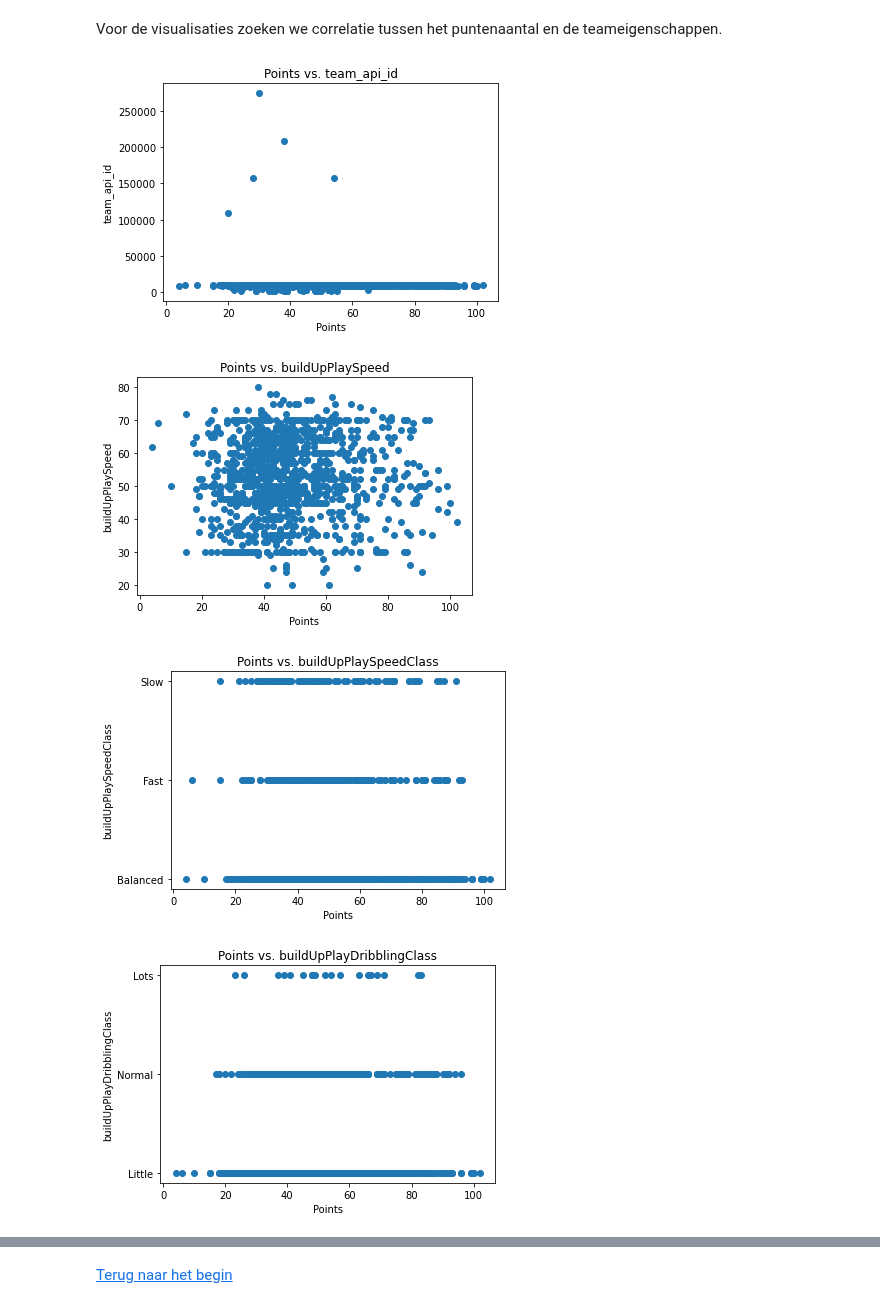
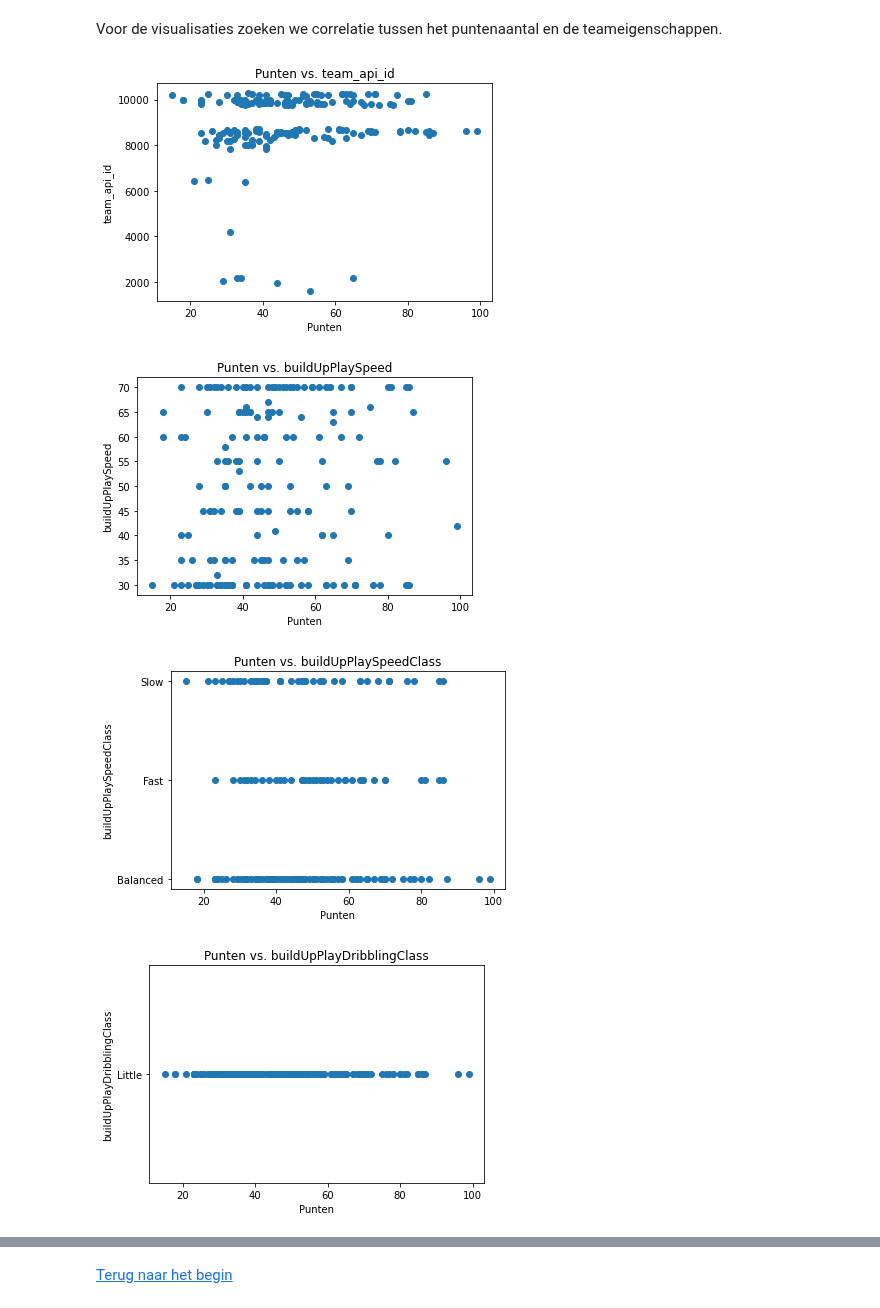
Before and after one commit to BJHeemskerk/DataLab2_2023, a Jupyter notebook: DataLab2_Groep_3B.ipynb, the cells around one changed output, grey strips where cells are left out. Saved outputs shown, nothing was run; the diff lists cells and outputs as text; code cells hidden in the pictures.

Commit message:
Functies bijgemaakt, docstrings en heatmap

```diff
--- a/DataLab2_Groep_3B.ipynb
+++ b/DataLab2_Groep_3B.ipynb
@@ -654,7 +723,6 @@ punten_per_seizoen(13274)
 # %% [markdown]
 Voordat er begonnen word met het onderzoek word er, met behulp van een eigen functie, een kolom aangemaakt om twee dataframes te kunnen mergen.
 # %%
-#maak season kolom aan zodat daar op ge merged kan worden
 def kolom_seizoen(df, col):
     """
     Geeft een lijst van seizoenen terug op basis van de maanden in een kolom van een pandas DataFrame.
@@ -673,14 +741,17 @@ def kolom_seizoen(df, col):
         Een lijst van seizoenen in de vorm 'jaar/jaar', waarbij het jaar eindigt in juli.
     """
 
+    #Aanmaken van een lege lijst om te gaan vullen
     season_list = []
-    for i in df[col]:
-        maand = i[5:7]
+
+    #For-loop om de maanden om te zetten in seizoenen.
+    for datum in df[col]:
+        maand = datum[5:7]
         maand = int(maand)
         if maand > 7:
-            season_list.append(i[0:4] + '/' + str(int(i[0:4]) + 1))
+            season_list.append(datum[0:4] + '/' + str(int(datum[0:4]) + 1))
         else:
-            season_list.append(str(int(i[0:4]) - 1) + '/' + i[0:4])
+            season_list.append(str(int(datum[0:4]) - 1) + '/' + datum[0:4])
 
     return season_list
 
@@ -708,7 +795,9 @@ df_points = df_points.groupby(['season','team_api_id']).sum().reset_index()
 # %%
-#merge de 2 dataframes
-team_attributes_points = pd.merge(team_attributes,df_points,on=['team_api_id', 'season'])
-#verwijderen kolommen dat of veel NaN hebben of naar mijn idee nutteloos zijn
+#merge team_attributes en df_points
+team_attributes_points = pd.merge(team_attributes, df_punten('2009/2010'), on=['team_api_id', 'season'])
+
+#verwijderen kolommen die te veel NaN-waardes hebben of nauwelijks invloed hebben op performance.
+#De team_api_id en season kolommen zijn nog aanwezig om de date overzichtelijker te houden, deze hebben nauwelijks invloed op performance.
 team_attributes_points = team_attributes_points.drop(['buildUpPlayDribbling', 'id', 'team_fifa_api_id', 'date'],axis=1)
 # %%
 team_attributes_points
@@ -731,18 +820,16 @@ team_attributes_points
 # %% [markdown]
 Voor de visualisaties zoeken we correlatie tussen het puntenaantal en de teameigenschappen.
 # %%
-import matplotlib.pyplot as plt
-
-# create scatter plots for each column against the 'points' column
+#Maken van scatterplots voor elke kolom, t.o.v. de punten kolom
 for col in team_attributes_points.columns:
-    if col != 'points':
-        plt.scatter(team_attributes_points['points'], team_attributes_points[col])
-        plt.xlabel('Points')
+    if col != 'punten':
+        plt.scatter(team_attributes_points['punten'], team_attributes_points[col])
+        plt.xlabel('Punten')
         plt.ylabel(col)
-        plt.title('Points vs. {}'.format(col))
+        plt.title('Punten vs. {}'.format(col))
         plt.show()
 # %% [output]
-[figure, old version]
+[figure, new version]
-[figure, old version]
+[figure, new version]
-[figure, old version]
+[figure, new version]
-[figure, old version]
+[figure, new version]
```
Also changed, not shown: parts of 22 cells of this notebook.
